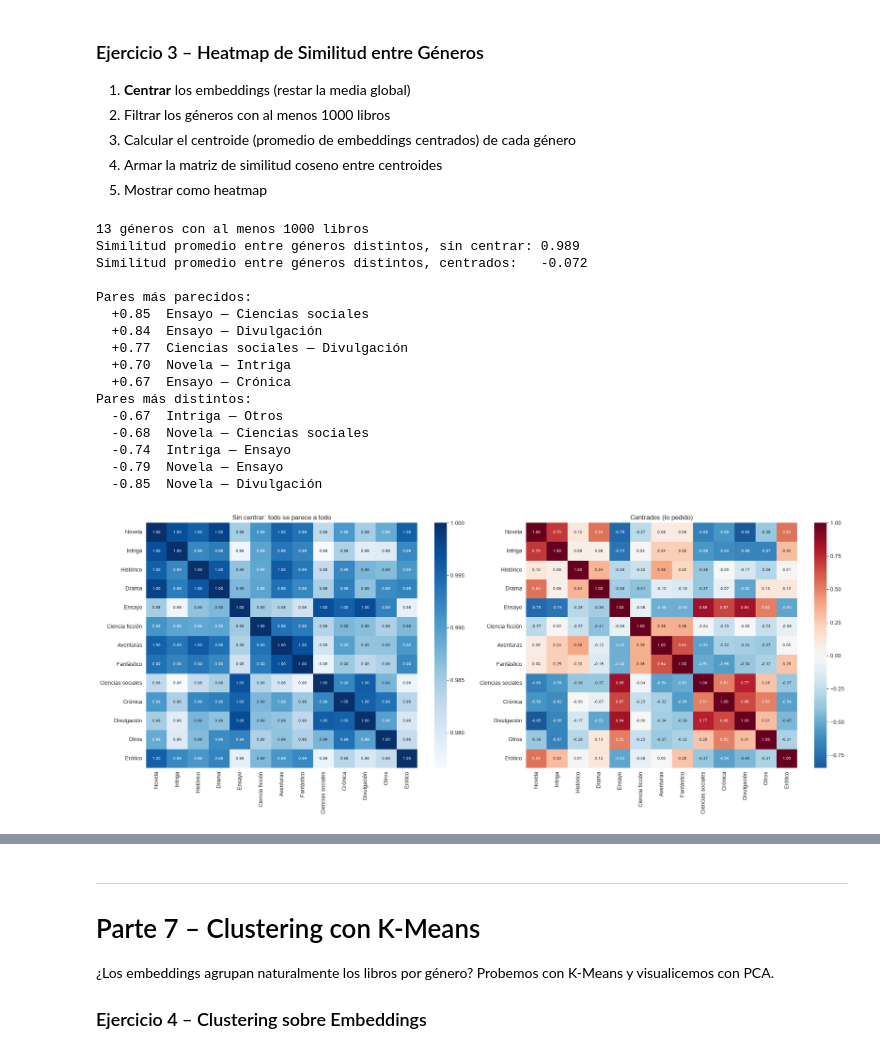
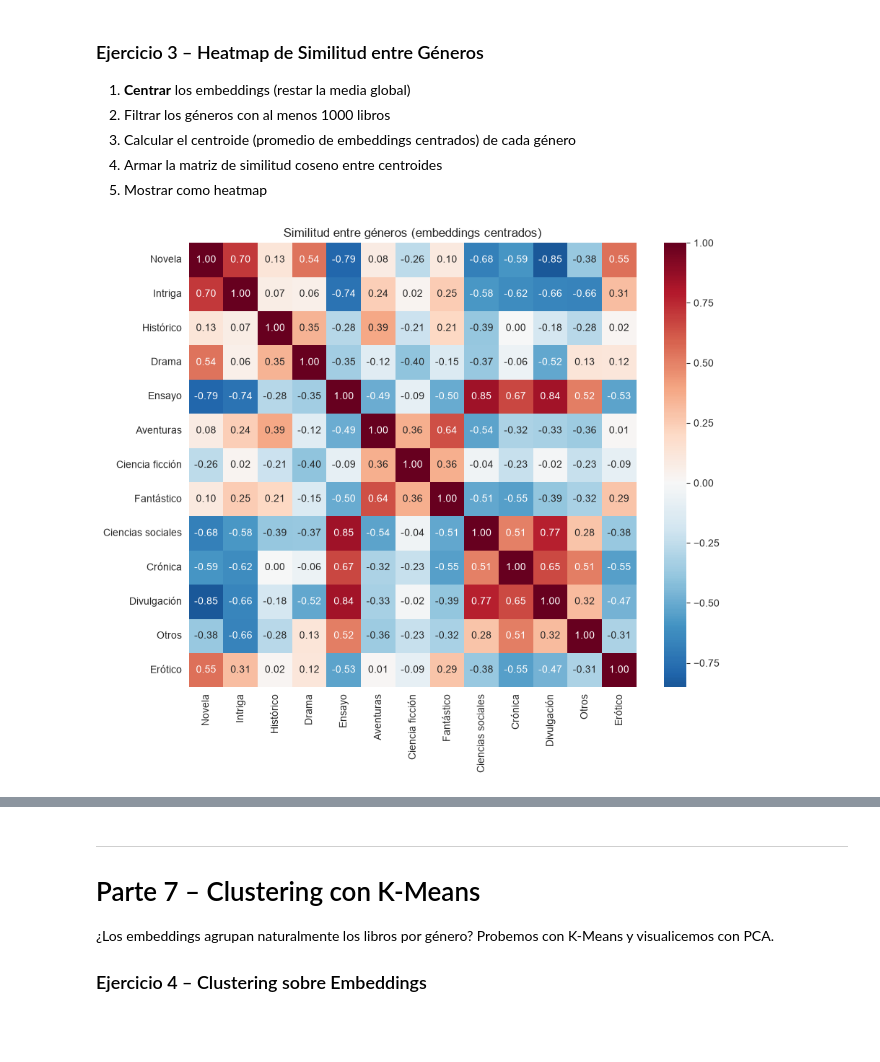
Before and after one commit to jcalabozo/tuia-nlp, a Jupyter notebook: U2/practicas/practica_embeddings_semanticos_resuelta.ipynb, the cells around one changed output, grey strips where cells are left out. Cells and saved outputs as stored; diff of their text form; code cells hidden in the pictures; blank space fills up the shorter version.

Commit message:
Rehace las prácticas resueltas de U2 completando solo los TODO

```diff
--- a/U2/practicas/practica_embeddings_semanticos_resuelta.ipynb
+++ b/U2/practicas/practica_embeddings_semanticos_resuelta.ipynb
@@ -498,81 +429,37 @@ restando la media global. Sin esto, todos los centroides quedan con similitud
 # %%
 def similitud_generos(embeddings, df_libros, min_libros=1000):
     """
     TODO:
     1. Centrar embeddings: restar la media global (embeddings - embeddings.mean(axis=0))
     2. Filtrar géneros con >= min_libros
     3. Calcular centroide por género (promedio de embeddings centrados, normalizar)
     4. Calcular cosine_similarity entre centroides
     5. Graficar heatmap con sns.heatmap
     """
-    # 1. Centrar: restar el vector promedio de todo el corpus
+    # 1. Centrar: restar a cada embedding el vector promedio de todo el corpus
     centrados = embeddings - embeddings.mean(axis=0)
 
-    # 2. Géneros con al menos min_libros
+    # 2. Géneros con al menos min_libros libros
     conteo = df_libros["genero_principal"].value_counts()
-    generos = conteo[conteo >= min_libros].index.tolist()
+    generos = conteo[conteo >= min_libros].index
 
-    # 3. Centroide (promedio) de cada género, normalizado a norma 1.
-    #    Se calcula con y sin centrar para ver el efecto de centrar.
-    def centroides(E):
-        filas = []
-        for g in generos:
-            es_del_genero = (df_libros["genero_principal"] == g).to_numpy()
-            filas.append(E[es_del_genero].mean(axis=0))
-        C = np.array(filas)
-        return C / np.linalg.norm(C, axis=1, keepdims=True)
+    # 3. Centroide de cada género: el promedio de sus embeddings centrados, llevado a norma 1
+    centroides = []
+    for genero in generos:
+        filas = (df_libros["genero_principal"] == genero).to_numpy()
+        centroide = centrados[filas].mean(axis=0)
+        centroides.append(centroide / np.linalg.norm(centroide))
 
-    # 4. Similitud coseno entre centroides (matriz de géneros × géneros)
-    sim_sin_centrar = cosine_similarity(centroides(embeddings))
-    sim = cosine_similarity(centroides(centrados))
+    # 4. Similitud coseno entre todos los pares de centroides: matriz de géneros × géneros
+    similitud = cosine_similarity(np.array(centroides))
 
-    # Promedio fuera de la diagonal (la diagonal es cada género consigo mismo = 1)
-    fuera_diag = ~np.eye(len(generos), dtype=bool)
-    print(f"{len(generos)} géneros con al menos {min_libros} libros")
-    print(f"Similitud promedio entre géneros distintos, sin centrar: {sim_sin_centrar[fuera_diag].mean():.3f}")
-    print(f"Similitud promedio entre géneros distintos, centrados:   {sim[fuera_diag].mean():.3f}")
-
-    # Los pares más y menos parecidos (cada par una sola vez: j > i)
-    pares = []
-    for i in range(len(generos)):
-        for j in range(i + 1, len(generos)):
-            pares.append((sim[i, j], generos[i], generos[j]))
-    pares.sort(reverse=True)
-    print("\nPares más parecidos:")
-    for s, a, b in pares[:5]:
-        print(f"  {s:+.2f}  {a} — {b}")
-    print("Pares más distintos:")
-    for s, a, b in pares[-5:]:
-        print(f"  {s:+.2f}  {a} — {b}")
-
-    # 5. Heatmaps: a la izquierda sin centrar (el problema), a la derecha centrado (lo pedido)
-    fig, axes = plt.subplots(1, 2, figsize=(20, 8))
-    sns.heatmap(sim_sin_centrar, annot=True, fmt=".2f", cmap="Blues",
-                xticklabels=generos, yticklabels=generos, ax=axes[0], annot_kws={"size": 7})
-    axes[0].set_title("Sin centrar: todo se parece a todo")
-    sns.heatmap(sim, annot=True, fmt=".2f", cmap="RdBu_r", center=0,
-                xticklabels=generos, yticklabels=generos, ax=axes[1], annot_kws={"size": 7})
-    axes[1].set_title("Centrados (lo pedido)")
-    plt.tight_layout()
+    # 5. Heatmap
+    plt.figure(figsize=(10, 8))
+    sns.heatmap(similitud, annot=True, fmt=".2f", cmap="RdBu_r", center=0,
+                xticklabels=generos, yticklabels=generos)
+    plt.title("Similitud entre géneros (embeddings centrados)")
     plt.show()
 
-
 similitud_generos(embeddings, df_libros)
 # %% [output]
-13 géneros con al menos 1000 libros
-Similitud promedio entre géneros distintos, sin centrar: 0.989
-Similitud promedio entre géneros distintos, centrados:   -0.072
-
-Pares más parecidos:
-  +0.85  Ensayo — Ciencias sociales
-  +0.84  Ensayo — Divulgación
-  +0.77  Ciencias sociales — Divulgación
-  +0.70  Novela — Intriga
-  +0.67  Ensayo — Crónica
-Pares más distintos:
-  -0.67  Intriga — Otros
-  -0.68  Novela — Ciencias sociales
-  -0.74  Intriga — Ensayo
-  -0.79  Novela — Ensayo
-  -0.85  Novela — Divulgación
-[figure, old version]
+[figure, new version]
```
Also changed, not shown: parts of 19 cells of this notebook, 2 other files.
